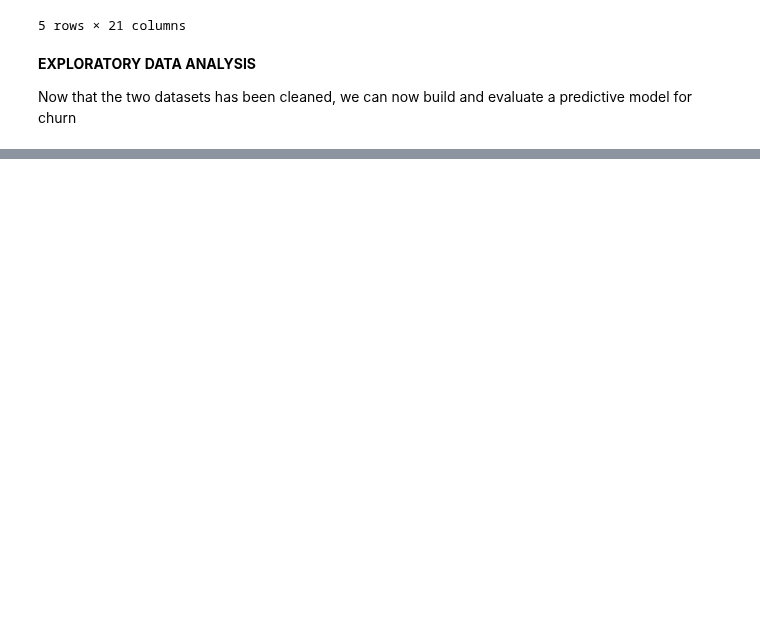
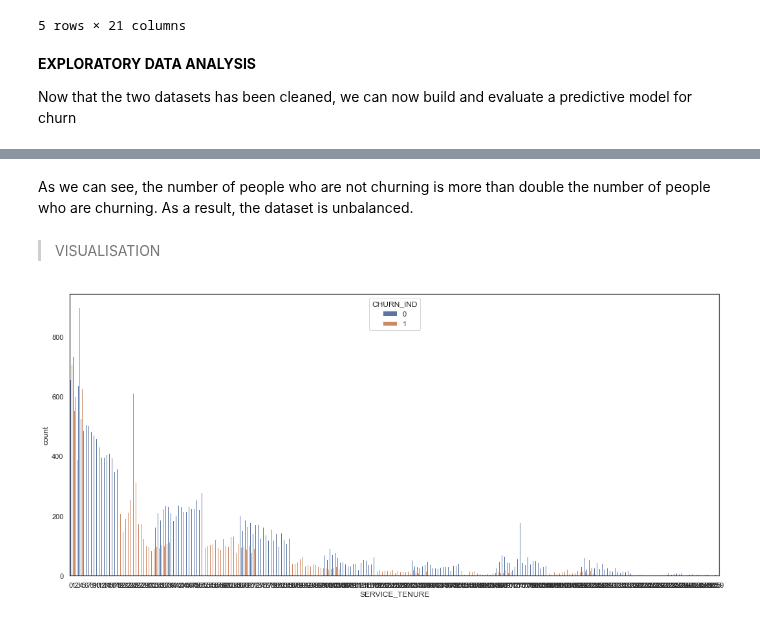
Before and after one commit to MQCOMP2200-S2-2021/data-science-portfolio-avagardiner, a Jupyter notebook: Portfolio 3.ipynb, the cells around one changed output, grey strips where cells are left out. Cells and saved outputs as stored; diff of their text form; code cells hidden in the pictures; blank space fills up the shorter version.

```diff
--- a/Portfolio 3.ipynb
+++ b/Portfolio 3.ipynb
@@ -135,0 +155,9 @@ Now that the two datasets has been cleaned, we can now build and evaluate a pred
+# %% [markdown]
+As we can see, the number of people who are not churning is more than double the number of people who are churning. As a result, the dataset is unbalanced.
+# %% [markdown]
+> VISUALISATION
+# %%
+plt.subplots(figsize=(18, 8))
+sns.countplot(churn["SERVICE_TENURE"],hue = churn["CHURN_IND"]);
+# %% [output]
+[figure, added]
```
Also changed, not shown: parts of 16 cells of this notebook, 2 other files.
